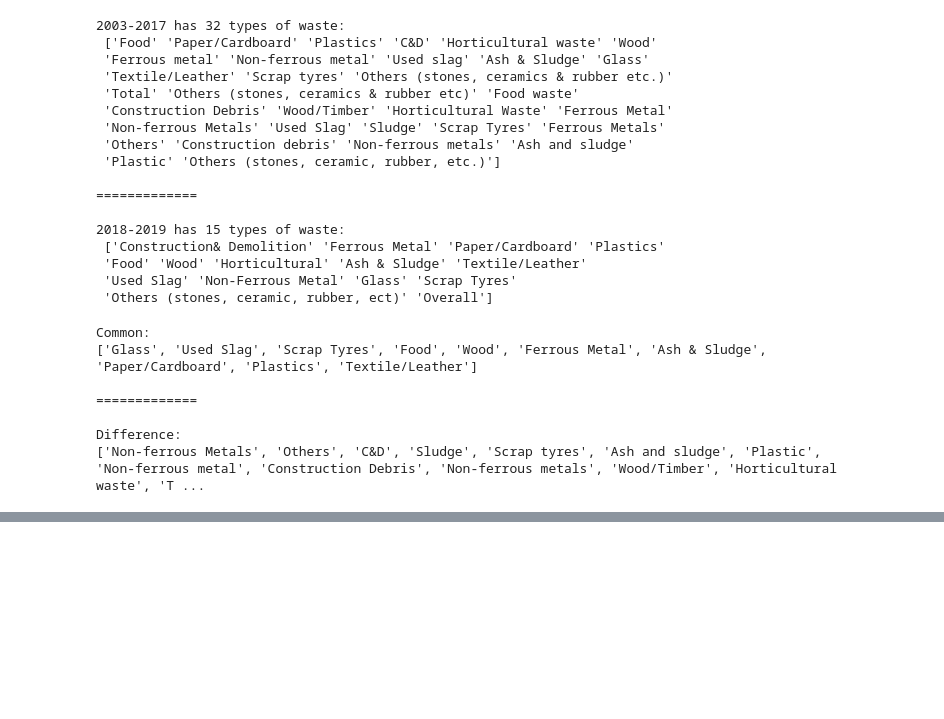
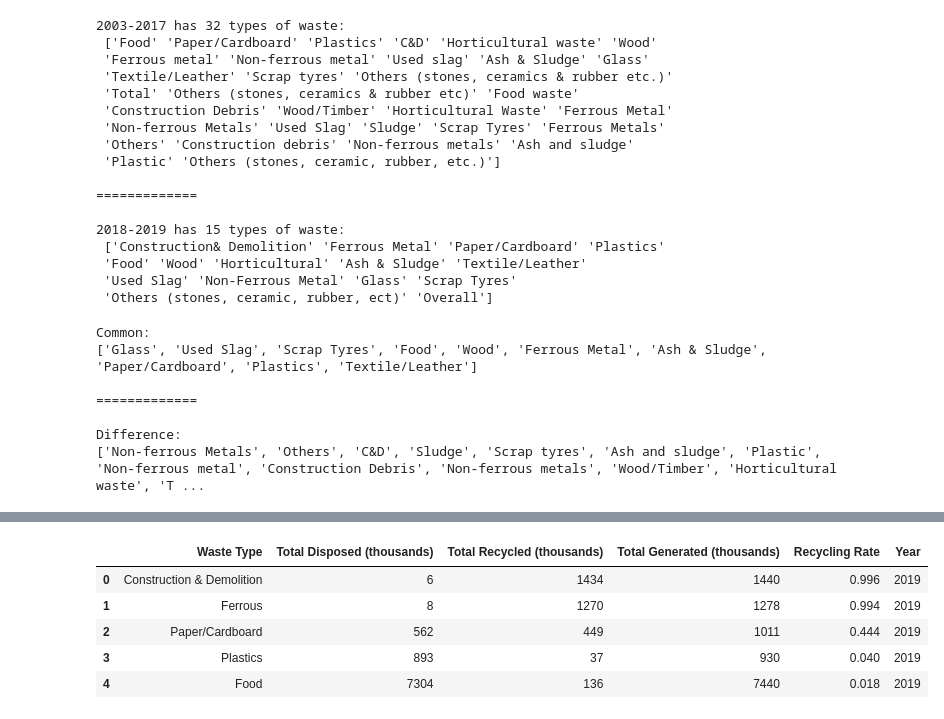
Before and after one commit to dissagaliyeva/machine_learning, a Jupyter notebook: project-energy-savings/energy_savings.ipynb, the cells around one changed output, grey strips where cells are left out. Cells and saved outputs as stored; diff of their text form; code cells hidden in the pictures; blank space fills up the shorter version.

```diff
--- a/project-energy-savings/energy_savings.ipynb
+++ b/project-energy-savings/energy_savings.ipynb
@@ -154,0 +217,15 @@ assert set(unique_waste2003_2017) == set(unique_waste2018_2019)
+# %%
+# change column order for 2018-2019 dataset
+stats2018_2019 = stats2018_2019[['Waste Type', 'Total Disposed (thousands)', 'Total Recycled (\'000 tonnes)',
+                'Total Generated (\'000 tonnes)', 'Recycling Rate', 'Year']]
+
+# change column names
+stats2018_2019.columns = COLUMNS
+stats2018_2019.head()
+# %% [output]
+|  | Waste Type | Total Disposed (thousands) | Total Recycled (thousands) | Total Generated (thousands) | Recycling Rate | Year |
+| 0 | Construction & Demolition | 6 | 1434 | 1440 | 0.996 | 2019 |
+| 1 | Ferrous | 8 | 1270 | 1278 | 0.994 | 2019 |
+| 2 | Paper/Cardboard | 562 | 449 | 1011 | 0.444 | 2019 |
+| 3 | Plastics | 893 | 37 | 930 | 0.040 | 2019 |
+| 4 | Food | 7304 | 136 | 7440 | 0.018 | 2019 |
```
Also changed, not shown: parts of 8 cells of this notebook.
